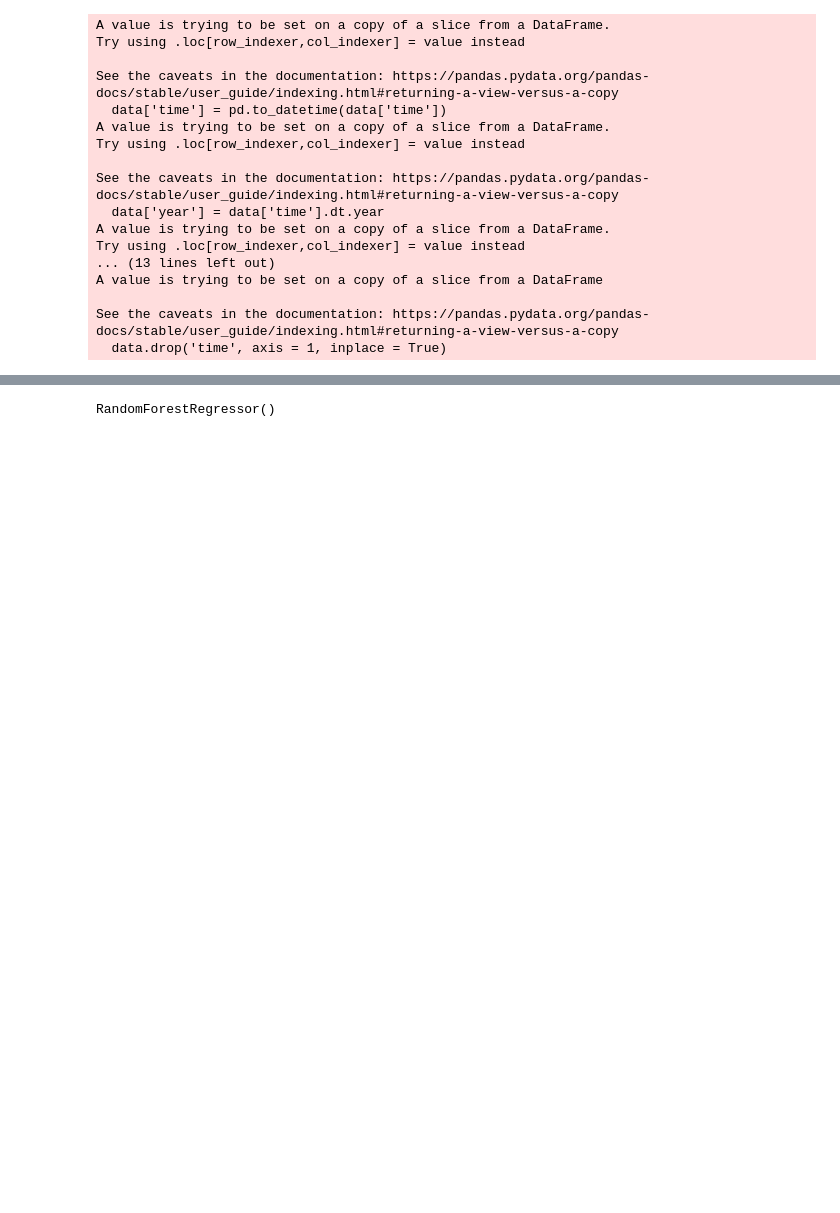
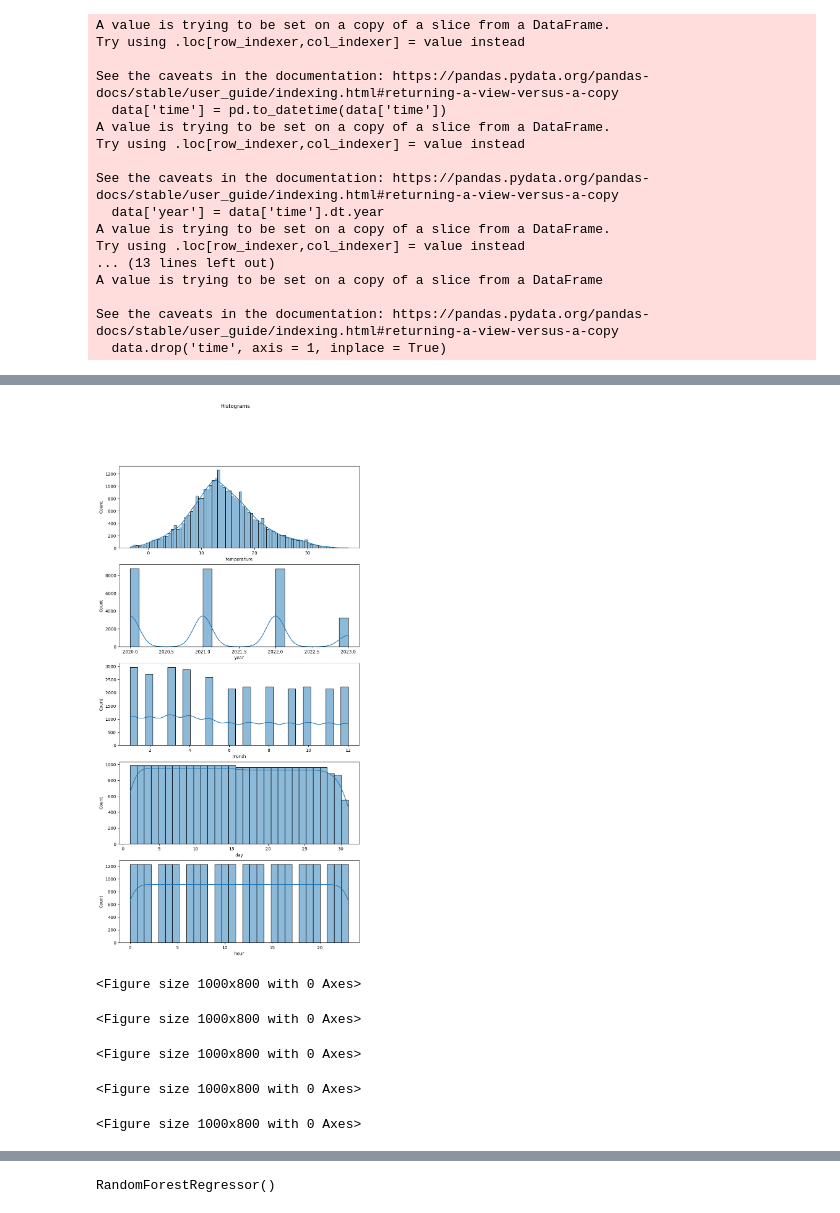
Before and after one commit to edumagalhaes10/SA, a Jupyter notebook: ML/weather_forecast.ipynb, the cells around one changed output, grey strips where cells are left out. Cells and saved outputs as stored; diff of their text form; code cells hidden in the pictures; blank space fills up the shorter version.

```diff
--- a/ML/weather_forecast.ipynb
+++ b/ML/weather_forecast.ipynb
@@ -100,0 +122,30 @@ See the caveats in the documentation: https://pandas.pydata.org/pandas-docs/stab
+# %%
+import warnings
+warnings.filterwarnings("ignore")
+
+def atributes_distribution(df):
+    n_cols = 1; n_lines = 5
+    fig, axs = plt.subplots(n_lines,n_cols,figsize=(10,20))
+    fig.suptitle('Histograms')
+
+
+    df_aux= df.select_dtypes(include=np.number)
+    cols = list(df_aux.columns)
+
+    i = 0; j = 0
+    for x1 in cols:
+        plt.figure(figsize = (10,8))
+        sns.histplot(x = df[x1], data=df, ax=axs[i], kde=True)
+        j = j + 1
+        if(j == n_cols):
+            i=i+1
+            j = 0
+
+atributes_distribution(data)
+# %% [output]
+[figure, added]
+<Figure size 1000x800 with 0 Axes>
+<Figure size 1000x800 with 0 Axes>
+<Figure size 1000x800 with 0 Axes>
+<Figure size 1000x800 with 0 Axes>
+<Figure size 1000x800 with 0 Axes>
```
Also changed, not shown: parts of 9 cells of this notebook.
